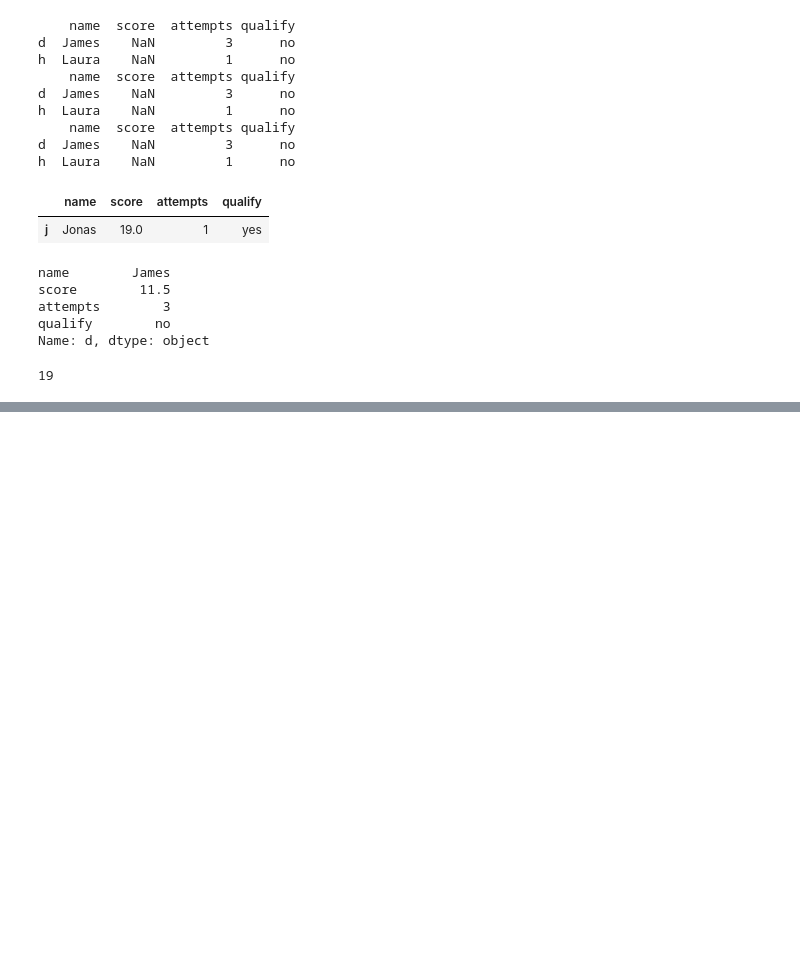
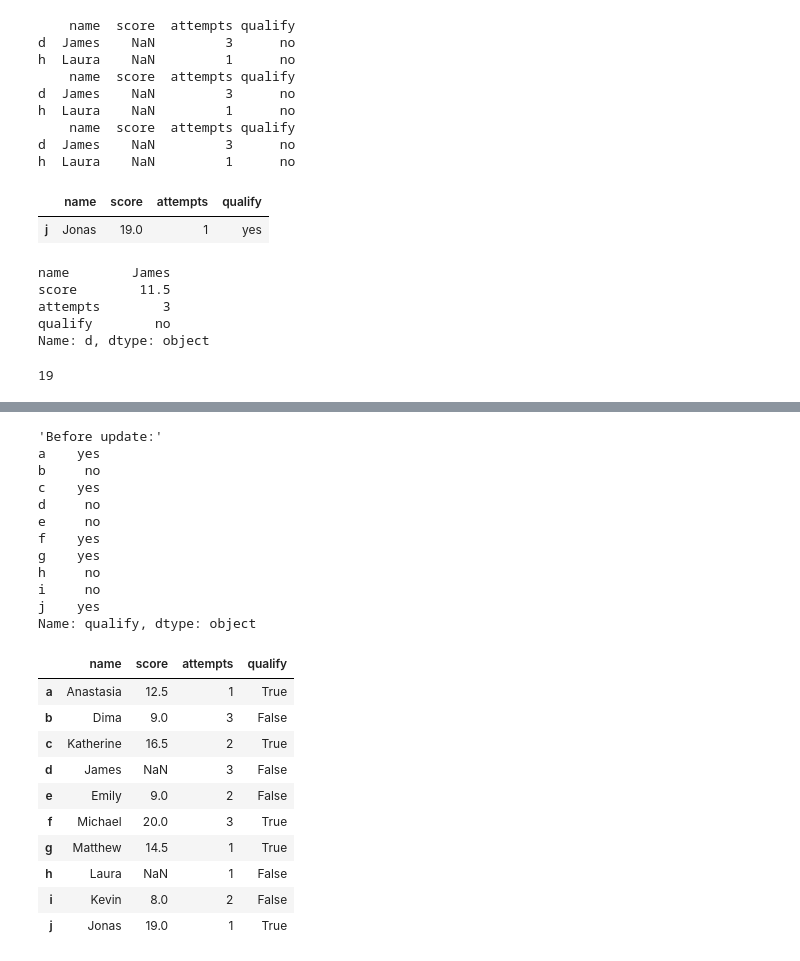
Before and after one commit to Tejeswar23/python-core-, a Jupyter notebook: pandas/practice_pandas.ipynb, the cells around one changed output, grey strips where cells are left out. Drawn from its saved outputs; the diff is of its cells as text; code cells hidden in the pictures; blank space fills up the shorter version.

```diff
--- a/pandas/practice_pandas.ipynb
+++ b/pandas/practice_pandas.ipynb
@@ -267,0 +343,43 @@ print(total)
+# %%
+# 19 -  Write a Python program to replace the 'qualify' column contains the values 'yes' and 'no' with True and False.
+# recreating the data frame again
+# it shows warning reason (converting object to bool)
+exam_data = {
+    'name': ['Anastasia', 'Dima', 'Katherine', 'James', 'Emily',
+                'Michael', 'Matthew', 'Laura', 'Kevin', 'Jonas'],
+    'score': [12.5, 9, 16.5, np.nan, 9, 20, 14.5, np.nan, 8, 19],
+    'attempts': [1, 3, 2, 3, 2, 3, 1, 1, 2, 1],
+    'qualify': ['yes', 'no', 'yes', 'no', 'no',
+                'yes', 'yes', 'no', 'no', 'yes']
+}
+labels = ['a', 'b', 'c', 'd', 'e', 'f', 'g', 'h', 'i', 'j']
+df = pd.DataFrame(exam_data, index=labels)
+print("'Before update:'")
+res = df['qualify']
+print(res)
+df['qualify'] = df['qualify'].replace({'yes':True,'no':False})
+df
+# %% [output]
+'Before update:'
+a    yes
+b     no
+c    yes
+d     no
+e     no
+f    yes
+g    yes
+h     no
+i     no
+j    yes
+Name: qualify, dtype: object
+|  | name | score | attempts | qualify |
+| a | Anastasia | 12.5 | 1 | True |
+| b | Dima | 9.0 | 3 | False |
+| c | Katherine | 16.5 | 2 | True |
+| d | James | NaN | 3 | False |
+| e | Emily | 9.0 | 2 | False |
+| f | Michael | 20.0 | 3 | True |
+| g | Matthew | 14.5 | 1 | True |
+| h | Laura | NaN | 1 | False |
+| i | Kevin | 8.0 | 2 | False |
+| j | Jonas | 19.0 | 1 | True |
```
Also changed, not shown: parts of 7 cells of this notebook.
